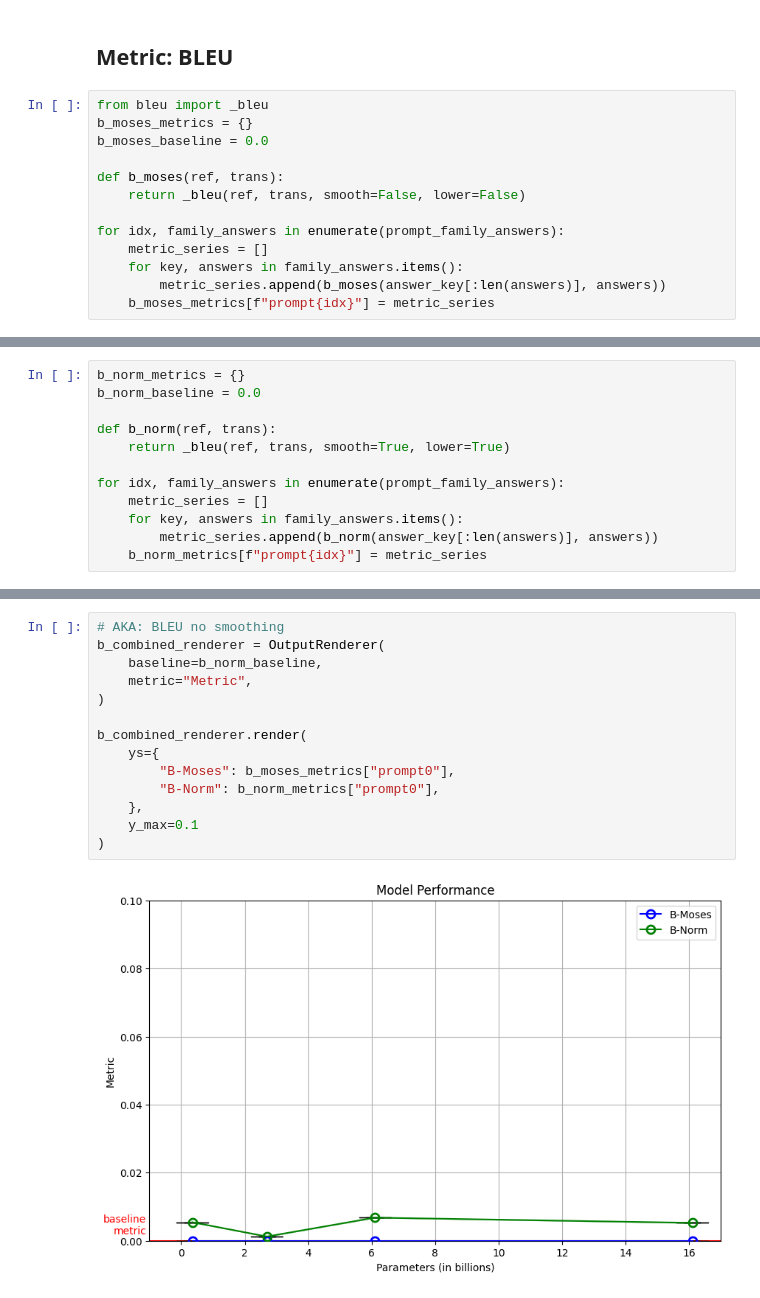
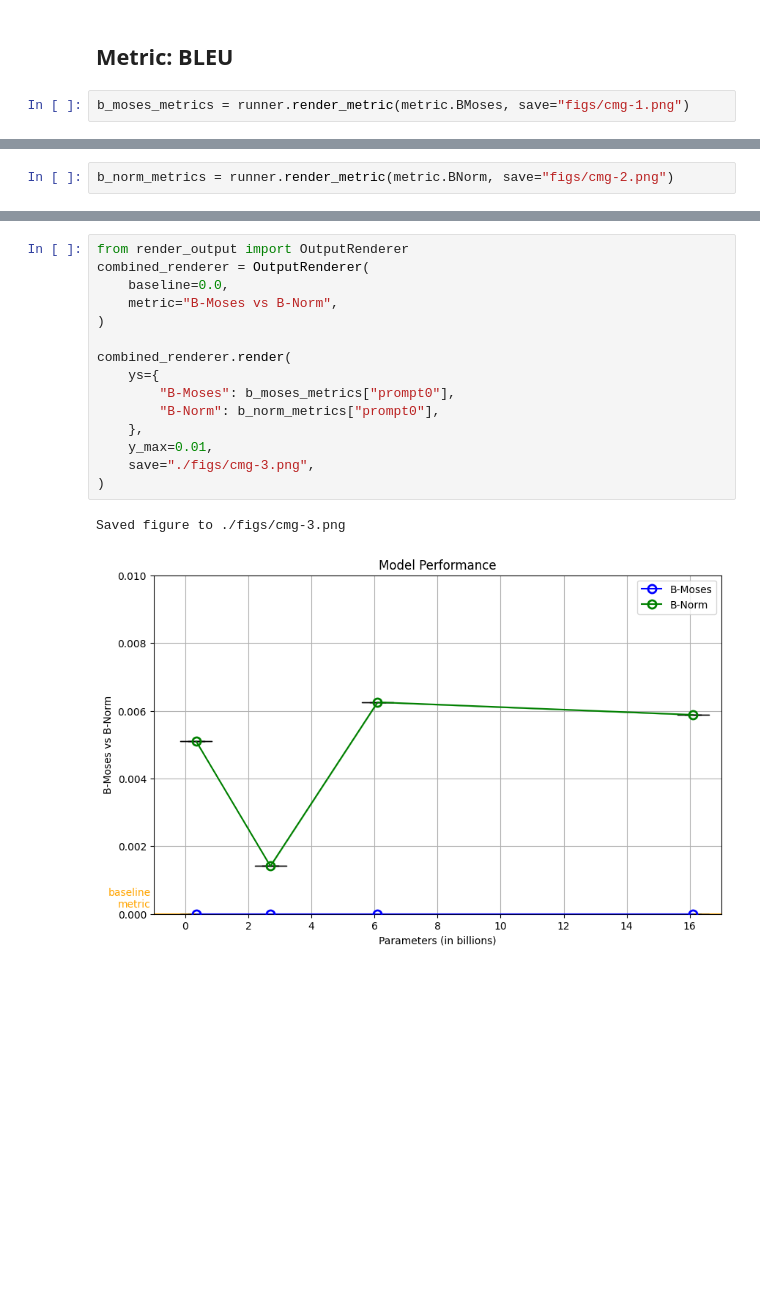
Before and after one commit to WM-SEMERU/emergent-capabilities, a Jupyter notebook: commit-message.ipynb, the cells around one changed output, grey strips where cells are left out. Saved outputs shown, nothing was run; the diff lists cells and outputs as text; blank space fills up the shorter version.

```diff
--- a/commit-message.ipynb
+++ b/commit-message.ipynb
@@ -149,15 +117,4 @@ for prompt_index in range(len(COMMIT_PROMPTS)):
 # %% [markdown]
 ## Metric: BLEU
 # %%
-from bleu import _bleu
-b_moses_metrics = {}
-b_moses_baseline = 0.0
-
-def b_moses(ref, trans):
-    return _bleu(ref, trans, smooth=False, lower=False)
-
-for idx, family_answers in enumerate(prompt_family_answers):
-    metric_series = []
-    for key, answers in family_answers.items():
-        metric_series.append(b_moses(answer_key[:len(answers)], answers))
-    b_moses_metrics[f"prompt{idx}"] = metric_series
+b_moses_metrics = runner.render_metric(metric.BMoses, save="figs/cmg-1.png")
@@ -174,12 +124,2 @@ b_moses_renderer.render(ys=b_moses_metrics)
 # %%
-b_norm_metrics = {}
-b_norm_baseline = 0.0
-
-def b_norm(ref, trans):
-    return _bleu(ref, trans, smooth=True, lower=True)
-
-for idx, family_answers in enumerate(prompt_family_answers):
-    metric_series = []
-    for key, answers in family_answers.items():
-        metric_series.append(b_norm(answer_key[:len(answers)], answers))
-    b_norm_metrics[f"prompt{idx}"] = metric_series
+b_norm_metrics = runner.render_metric(metric.BNorm, save="figs/cmg-2.png")
@@ -196,16 +129,18 @@ b_norm_renderer.render(ys=b_norm_metrics)
 # %%
-# AKA: BLEU no smoothing
-b_combined_renderer = OutputRenderer(
-    baseline=b_norm_baseline,
-    metric="Metric",
+from render_output import OutputRenderer
+combined_renderer = OutputRenderer(
+    baseline=0.0,
+    metric="B-Moses vs B-Norm",
 )
 
-b_combined_renderer.render(
+combined_renderer.render(
     ys={
         "B-Moses": b_moses_metrics["prompt0"],
         "B-Norm": b_norm_metrics["prompt0"],
     },
-    y_max=0.1
+    y_max=0.01,
+    save="./figs/cmg-3.png",
 )
 # %% [output]
+Saved figure to ./figs/cmg-3.png
-[figure, old version]
+[figure, new version]
```
Also changed, not shown: parts of 11 cells of this notebook, 39 other files.
